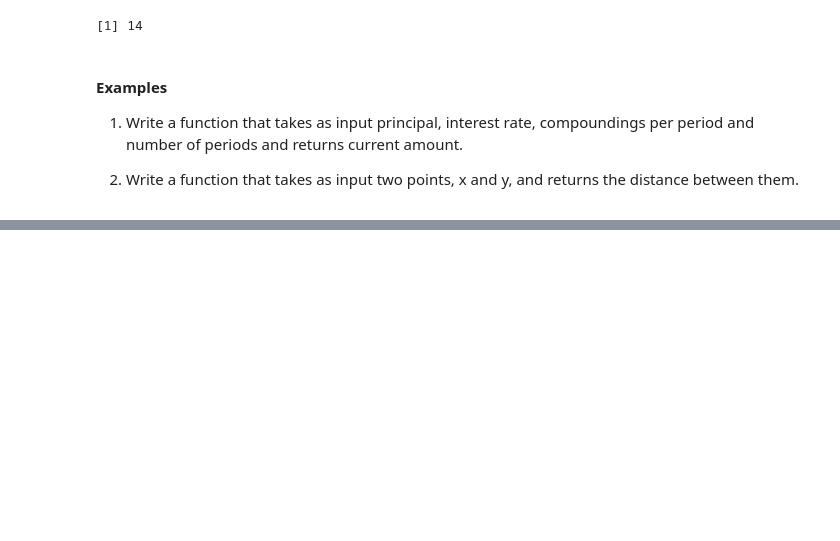
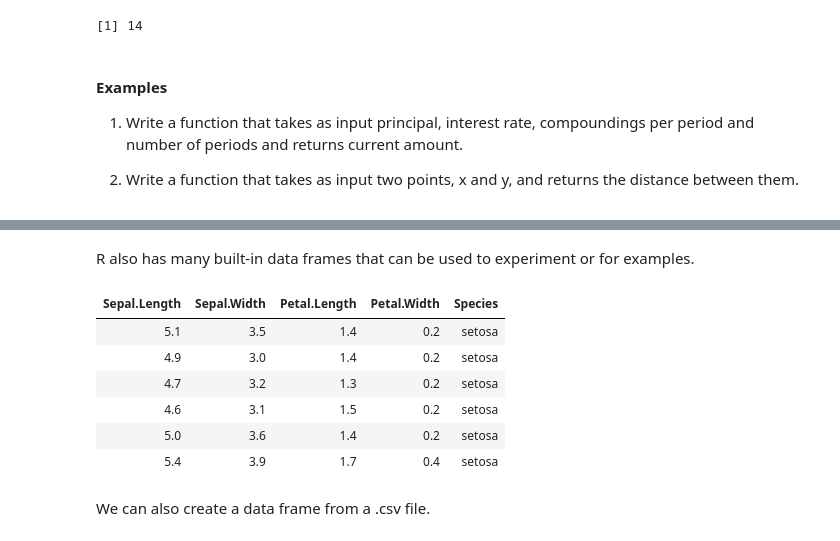
Before and after one commit to ofetad/HTS-notebooks, a Jupyter notebook: janice/3_IntroductionToR.ipynb, the cells around one changed output, grey strips where cells are left out. Cells and saved outputs as stored; diff of their text form; code cells hidden in the pictures; blank space fills up the shorter version.

Commit message:
more edits - data frames and lists

```diff
--- a/janice/3_IntroductionToR.ipynb
+++ b/janice/3_IntroductionToR.ipynb
@@ -575,0 +665,14 @@ MyFunc(4, 5)
+# %% [markdown]
+R also has many built-in data frames that can be used to experiment or for examples.
+# %%
+head(iris)
+# %% [output]
+| Sepal.Length | Sepal.Width | Petal.Length | Petal.Width | Species |
+| 5.1 | 3.5 | 1.4 | 0.2 | setosa |
+| 4.9 | 3.0 | 1.4 | 0.2 | setosa |
+| 4.7 | 3.2 | 1.3 | 0.2 | setosa |
+| 4.6 | 3.1 | 1.5 | 0.2 | setosa |
+| 5.0 | 3.6 | 1.4 | 0.2 | setosa |
+| 5.4 | 3.9 | 1.7 | 0.4 | setosa |
+# %% [markdown]
+We can also create a data frame from a .csv file.
```
Also changed, not shown: parts of 13 cells of this notebook, 1 other file.
